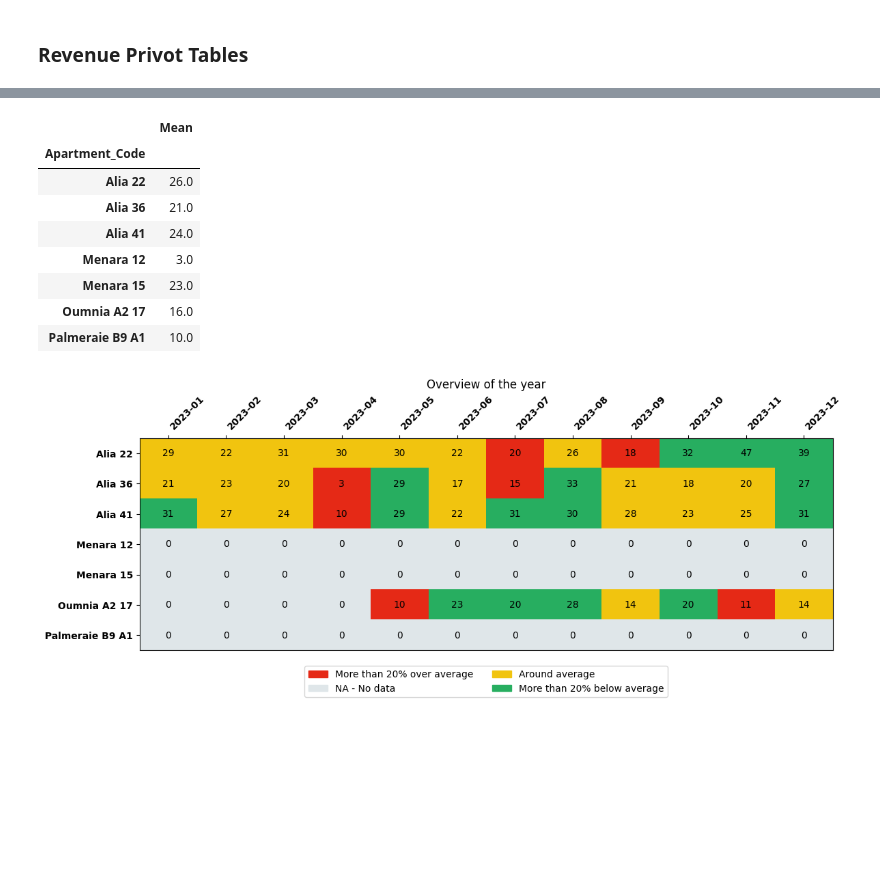
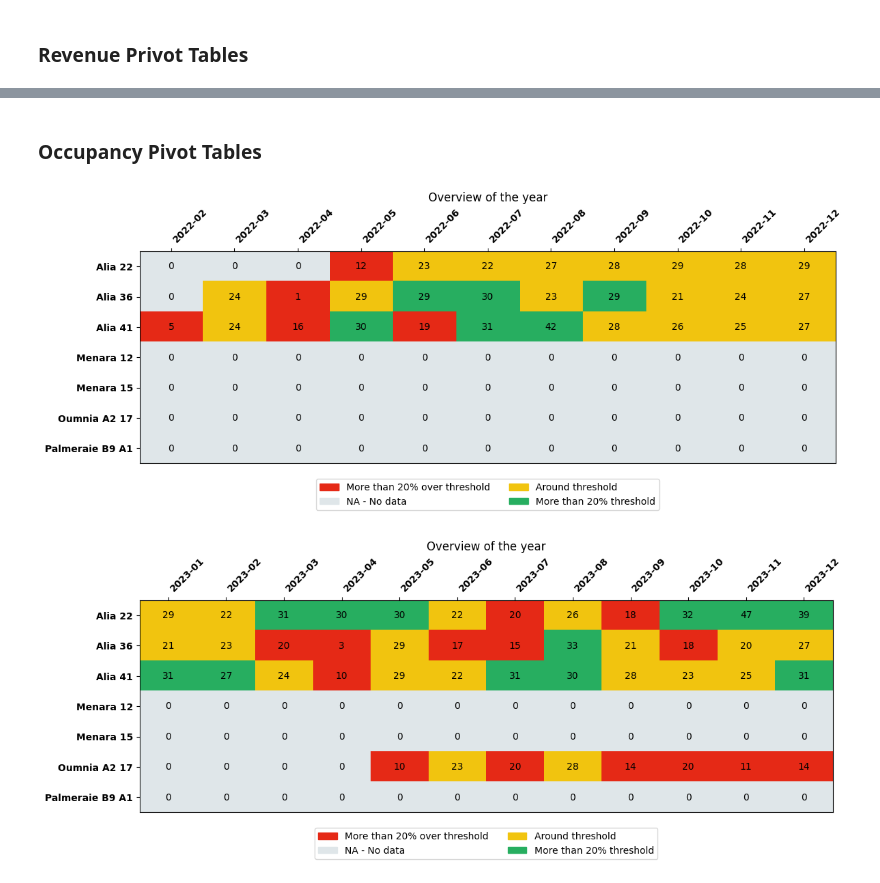
Before and after one commit to Alayadi-94/08-Rentals_Automated_Pipeline, a Jupyter notebook: testings.ipynb, the cells around one changed output, grey strips where cells are left out. Drawn from its saved outputs; the diff is of its cells as text; code cells hidden in the pictures; blank space fills up the shorter version.

Commit message:
finalized display functions

```diff
--- a/testings.ipynb
+++ b/testings.ipynb
@@ -210,16 +210,15 @@ plt.show()
 # %% [markdown]
 ### Colored pivot table functions
 # %%
-def color_grid(df, means_):
-    # Dictionary containing the row means from means_
-    means_dict = {name: row[0] for name, row in means_.iterrows()}
+def rev_color_grid(df, means_):
+    # Dictionary containing the name, row in means_.iterrows()}
 
     # Dictionary to store the coloring criteria
     color_criteria = np.zeros_like(df, dtype=float)
 
     # Apply color logic based on comparison with row means
     for i in range(len(df)):
-        row_mean = means_dict[df.index[i]]  # Get the mean for the current row
+        row_mean = means_.iloc[i][0]  # Get the mean for the current row
 
         for j in range(len(df.columns)):
             value = df.iloc[i, j]
@@ -239,7 +275,30 @@ def color_grid(df, means_):
+# %%
+def extract_year(year):
+    if year == 2022:
+        return ['2022-02', '2022-03', '2022-04', '2022-05', '2022-06', '2022-07',
+                '2022-08', '2022-09', '2022-10', '2022-11', '2022-12']
+    elif year == 2023:
+        return ['2023-01', '2023-02', '2023-03', '2023-04', '2023-05', '2023-06',
+                '2023-07', '2023-08', '2023-09', '2023-10', '2023-11', '2023-12']
+    elif year == 2024:
+        return ['2024-01', '2024-02', '2024-03', '2024-04', '2024-05', '2024-06',
+                '2024-07', '2024-08', '2024-09', '2024-10']
+    else:
+        return 'No data available for that input'
 # %%
-def display_table(df, means_):
+def display_table(full_df, mode='Revenue', year=2022):
+    full_pivot = create_pivot(full_df, pivot_type = mode)
+    df = full_pivot[extract_year(year)].round(0).astype(int)
 
-    color_criteria = color_grid(df, means_)
+    if mode == 'Revenue':
+        means_=revenue_mean(full_pivot) #Extracting revenue averages
+        color_criteria = rev_color_grid(df, means_)
+        comparison_criteria = 'average'
+    elif mode == 'Occupancy':
+        color_criteria = occ_color_grid(df)
+        comparison_criteria = 'threshold'
+    else:
+        return 'Mode not recognized'
 
     # Define custom colors: Red, Grey, Yellow, Green
     colors_list = ["#E52916", "#dfe6e9", "#F1C40F", "#27AE60"]
@@ -272,12 +331,11 @@ def display_table(df, means_):
 
     # Create custom legend patches
     legend_elements = [
-        Patch(color=colors_list[0], label="More than 20% over average"),
+        Patch(color=colors_list[0], label=f"More than 20% over {comparison_criteria}"),
         Patch(color=colors_list[1], label="NA - No data"),
-        Patch(color=colors_list[2], label="Around average"),
-        Patch(color=colors_list[3], label="More than 20% below average")
+        Patch(color=colors_list[2], label=f"Around {comparison_criteria}"),
+        Patch(color=colors_list[3], label=f"More than 20% {comparison_criteria}")
         ]
-
     # Add the legend below the table
     ax.legend(handles=legend_elements, loc="upper center", bbox_to_anchor=(0.5, -0.05), ncol=2)
 
@@ -345,17 +362,10 @@ def occupancy_mean(pivot):
-# %%
-occupancy_mean(occupancy_pivot)
-# %% [output]
-|  | Mean |
-| Apartment_Code |  |
-| Alia 22 | 26.0 |
-| Alia 36 | 21.0 |
-| Alia 41 | 24.0 |
-| Menara 12 | 3.0 |
-| Menara 15 | 23.0 |
-| Oumnia A2 17 | 16.0 |
-| Palmeraie B9 A1 | 10.0 |
-# %%
-means_ = occupancy_mean(occupancy_pivot)
-display_table(occupancy_pivot[year_2023].round(0).astype(int), )
-# %% [output]
-[figure, removed]
+# %% [markdown]
+### Occupancy Pivot Tables
+# %%
+display_table(df, mode='Occupancy', year=2022)
+# %% [output]
+[figure, added]
+# %%
+display_table(df, mode='Occupancy', year=2023)
+# %% [output]
+[figure, added]
```
Also changed, not shown: parts of 15 cells of this notebook.
